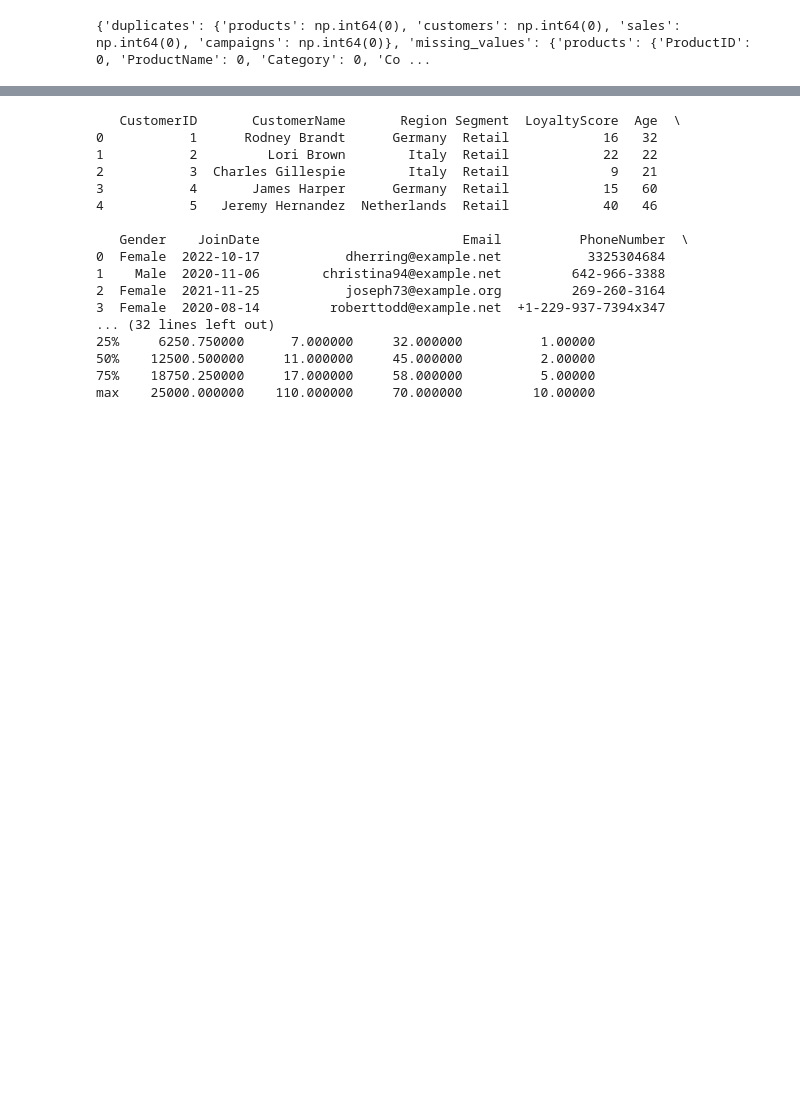
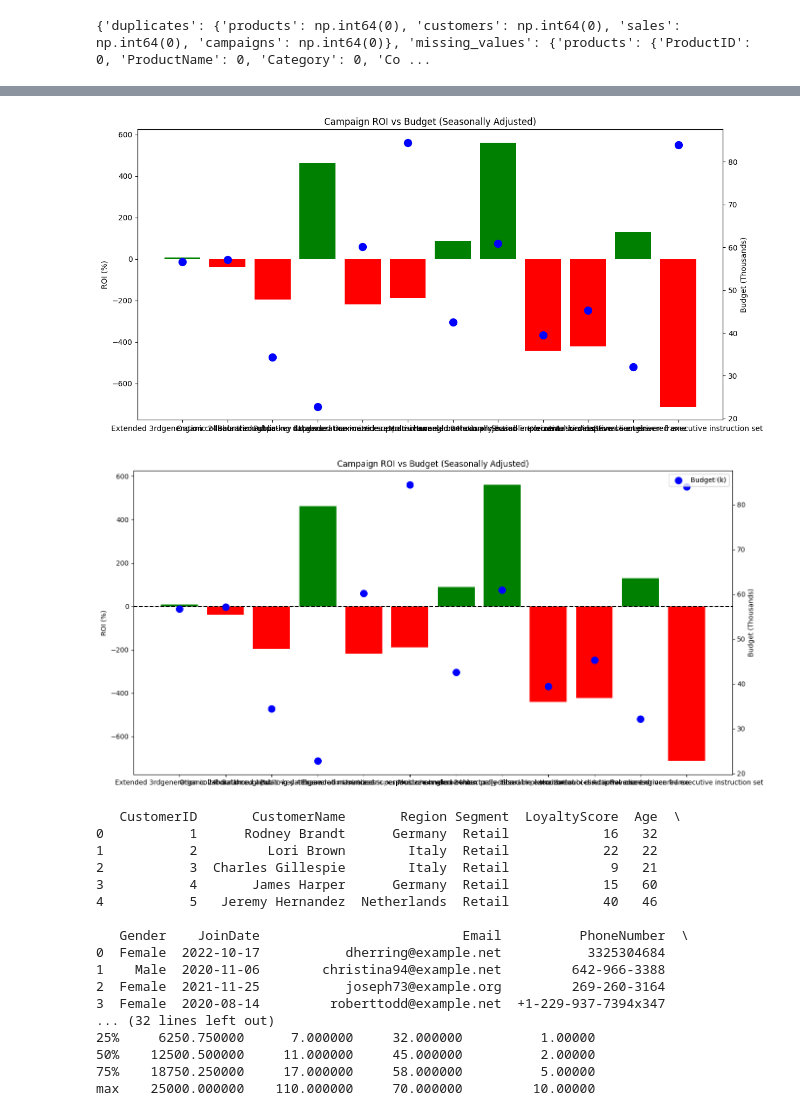
Before and after one commit to Katharina-github/SalesDataAnalysis, a Jupyter notebook: generate_synthetic_sales_dataset.ipynb, the cells around one changed output, grey strips where cells are left out. Saved outputs shown, nothing was run; the diff lists cells and outputs as text; code cells hidden in the pictures; blank space fills up the shorter version.

```diff
--- a/generate_synthetic_sales_dataset.ipynb
+++ b/generate_synthetic_sales_dataset.ipynb
@@ -855,3 +1213,60 @@ See the caveats in the documentation: https://pandas.pydata.org/pandas-docs/stab
+# %%
+# Plot with better context
+plt.figure(figsize=(14, 7))
+ax = plt.subplot()
+
+# ROI bars
+bars = ax.bar(
+    campaign_metrics["CampaignName"],
+    campaign_metrics["ROI_Percent"],
+    color=np.where(campaign_metrics["ROI_Percent"] > 0, 'green', 'red')
+)
+
+# Add budget as scatter plot
+ax2 = ax.twinx()
+ax2.scatter(
+    campaign_metrics["CampaignName"],
+    campaign_metrics["Budget"]/1000,
+    color='blue', marker='o', s=100, label='Budget (k)'
+)
+
+# Formatting
+ax.set_ylabel("ROI (%)")
+ax2.set_ylabel("Budget (Thousands)")
+plt.title("Campaign ROI vs Budget (Seasonally Adjusted)")
+plt.xticks(rotation=45, ha="right")
+# Plot with better context
+plt.figure(figsize=(14, 7))
+ax = plt.subplot()
+
+# ROI bars
+bars = ax.bar(
+    campaign_metrics["CampaignName"],
+    campaign_metrics["ROI_Percent"],
+    color=np.where(campaign_metrics["ROI_Percent"] > 0, 'green', 'red')
+)
+
+# Add budget as scatter plot
+ax2 = ax.twinx()
+ax2.scatter(
+    campaign_metrics["CampaignName"],
+    campaign_metrics["Budget"]/1000,
+    color='blue', marker='o', s=100, label='Budget (k)'
+)
+
+# Formatting
+ax.set_ylabel("ROI (%)")
+ax2.set_ylabel("Budget (Thousands)")
+plt.title("Campaign ROI vs Budget (Seasonally Adjusted)")
+plt.xticks(rotation=45, ha="right")
+ax.axhline(0, color='black', linestyle='--')
+ax.legend(["ROI"])
+ax2.legend(loc='upper right')
+plt.tight_layout()
+plt.show()
+# %% [output]
+[figure, added]
+[figure, added]
 # %%
 print(customers_df.head())
 print(customers_df.info())
```
Also changed, not shown: parts of 16 cells of this notebook.
